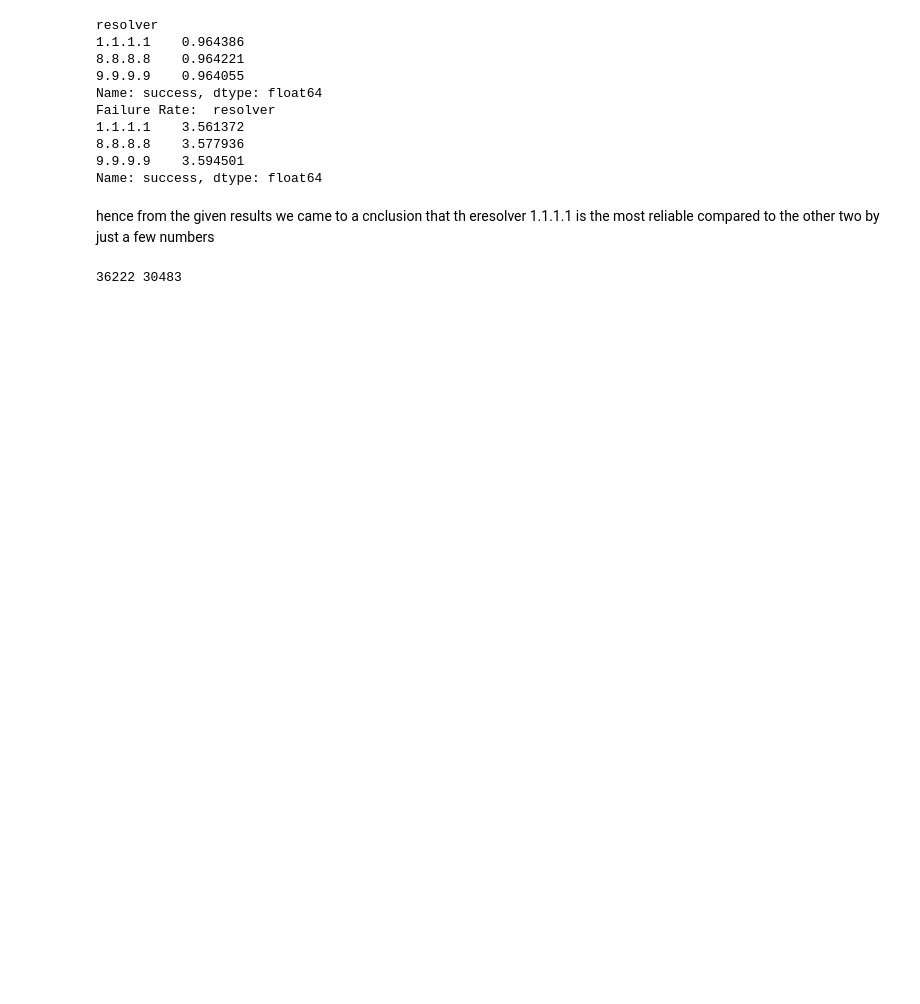
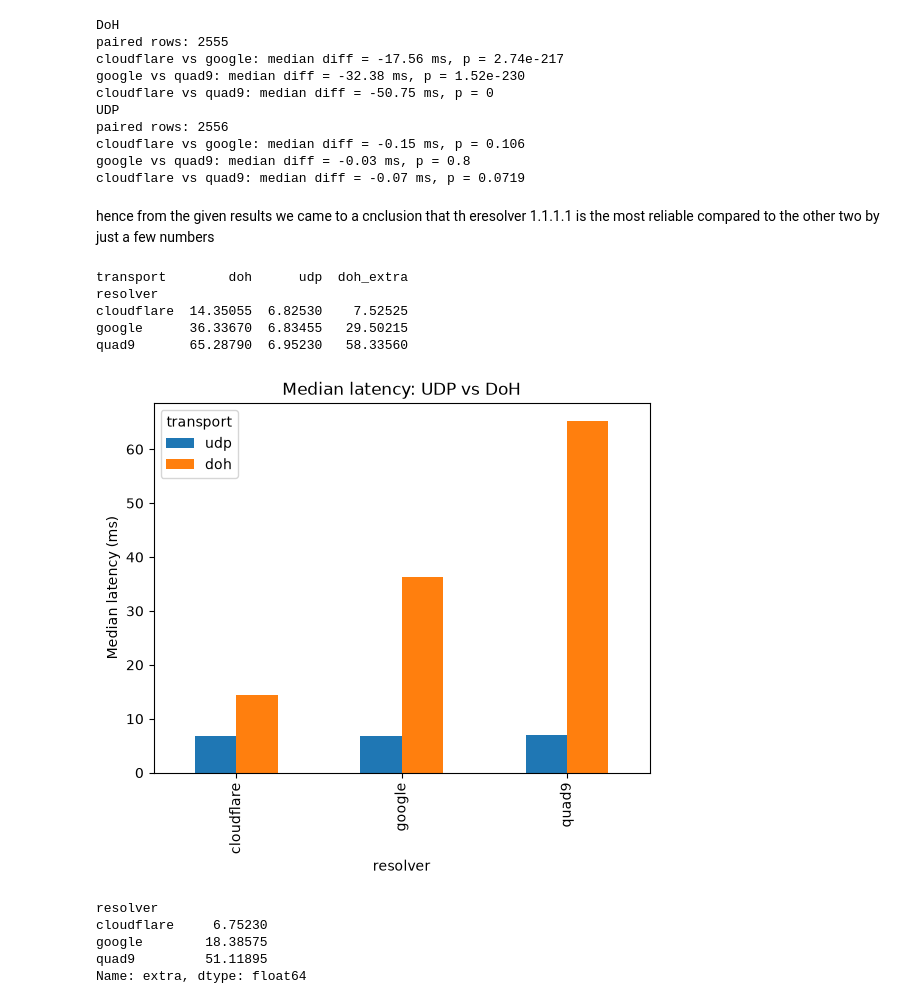
Before and after one commit to harshi-0709/dns-resolver-performance-metrics, a Jupyter notebook: analysis.ipynb, the cells around one changed output. Cells and saved outputs as stored; diff of their text form; code cells hidden in the pictures; blank space fills up the shorter version.

```diff
--- a/analysis.ipynb
+++ b/analysis.ipynb
@@ -92,25 +107,61 @@ failed queries:      1296
 # %%
-#reliability
-success_rate=df.groupby('resolver')["success"].mean()
-print(success_rate)
-failure_rate=1-success_rate
-print("Failure Rate: ",failure_rate*100)
+from scipy.stats import wilcoxon
+
+def paired_tests(data):
+    p = data.pivot_table(index=["round", "website"],
+                         columns="resolver",
+                         values="latency_ms").dropna()
+    print("paired rows:", len(p))
+    for a, b in [("cloudflare", "google"),
+                 ("google", "quad9"),
+                 ("cloudflare", "quad9")]:
+        stat, pval = wilcoxon(p[a], p[b])
+        diff = (p[a] - p[b]).median()
+        print(f"{a} vs {b}: median diff = {diff:.2f} ms, p = {pval:.3g}")
+
+print("DoH")
+paired_tests(df[df["transport"] == "doh"])
+
+print("UDP")
+paired_tests(df[df["transport"] == "udp"])
 # %% [output]
-resolver
-1.1.1.1    0.964386
-8.8.8.8    0.964221
-9.9.9.9    0.964055
-Name: success, dtype: float64
-Failure Rate:  resolver
-1.1.1.1    3.561372
-8.8.8.8    3.577936
-9.9.9.9    3.594501
-Name: success, dtype: float64
+DoH
+paired rows: 2555
+cloudflare vs google: median diff = -17.56 ms, p = 2.74e-217
+google vs quad9: median diff = -32.38 ms, p = 1.52e-230
+cloudflare vs quad9: median diff = -50.75 ms, p = 0
+UDP
+paired rows: 2556
+cloudflare vs google: median diff = -0.15 ms, p = 0.106
+google vs quad9: median diff = -0.03 ms, p = 0.8
+cloudflare vs quad9: median diff = -0.07 ms, p = 0.0719
 # %% [markdown]
 hence from the given results we came to a cnclusion that th eresolver 1.1.1.1 is the most reliable compared to the other two by just a few numbers
 # %%
-clean = df[(df["success"]) & (df["num_answers"] > 0)].copy()
-print(len(df), len(clean))
+m = df.groupby(["resolver", "transport"])["latency_ms"].median().unstack()
+m["doh_extra"] = m["doh"] - m["udp"]
+print(m)
+
+m[["udp", "doh"]].plot(kind="bar")
+plt.ylabel("Median latency (ms)")
+plt.title("Median latency: UDP vs DoH")
+plt.savefig("median_bar.png", dpi=200, bbox_inches="tight")
+plt.show()
+
+d = df.pivot_table(index=["round", "website", "resolver"],
+                      columns="transport", values="latency_ms").dropna()
+d["extra"] = d["doh"] - d["udp"]
+print(d.groupby("resolver")["extra"].median())
 # %% [output]
-36222 30483
+transport        doh      udp  doh_extra
+resolver
+cloudflare  14.35055  6.82530    7.52525
+google      36.33670  6.83455   29.50215
+quad9       65.28790  6.95230   58.33560
+[figure, added]
+resolver
+cloudflare     6.75230
+google        18.38575
+quad9         51.11895
+Name: extra, dtype: float64
 # %%
```
Also changed, not shown: parts of 10 cells of this notebook, 4 other files.
